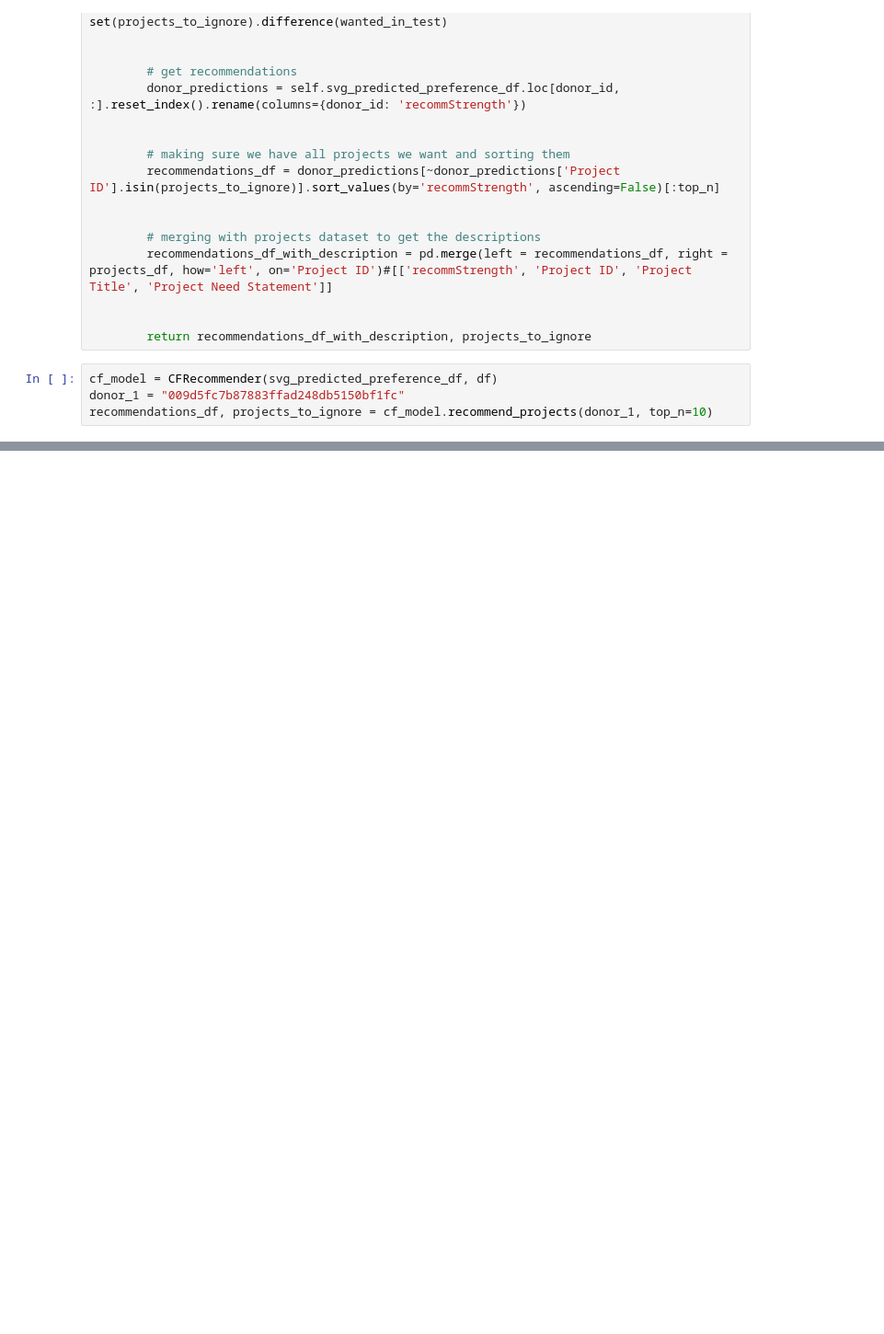
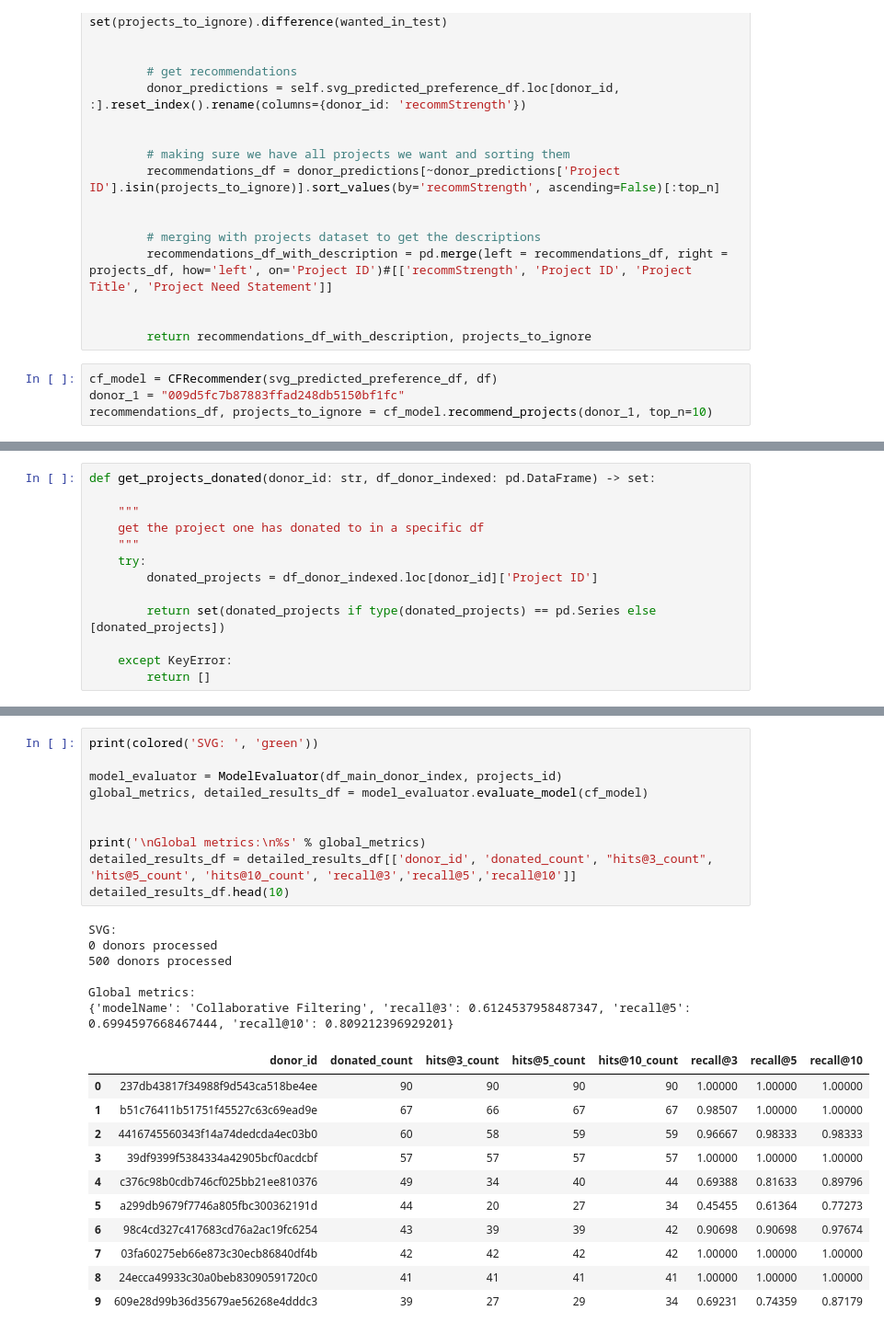
Before and after one commit to mitramir55/Recommender-systems, a Jupyter notebook: Models/SVD-CollaborateFiltering.ipynb, the cells around one changed output, grey strips where cells are left out. Shown at 92% size. Cells and saved outputs as stored; diff of their text form; blank space fills up the shorter version.

Commit message:
added evaluator for SVG

```diff
--- a/Models/SVD-CollaborateFiltering.ipynb
+++ b/Models/SVD-CollaborateFiltering.ipynb
@@ -215,3 +215,16 @@ recommendations_df
 | 7 | bea19546b0c8230223353474c6eb8335 | 3.34196 | Literacy | iStation Learning Part 1 | My students need an ipad mini to ... | Texas |
 | 8 | d3831ea2611d92ca62a91a55454085ce | 3.31125 | Literacy | Books of Our Very Own! | My students need books of their v... | Texas |
 | 9 | 2317d14aae9d3f4d92f5da30a62ff3a4 | 3.06392 | Literacy, Mathematics | Let's Get Down and Boogie! | My students need 12 boogie boards... | Florida |
+# %%
+def get_projects_donated(donor_id: str, df_donor_indexed: pd.DataFrame) -> set:
+
+    """
+    get the project one has donated to in a specific df
+    """
+    try:
+        donated_projects = df_donor_indexed.loc[donor_id]['Project ID']
+
+        return set(donated_projects if type(donated_projects) == pd.Series else [donated_projects])
+
+    except KeyError:
+        return []
@@ -217,0 +407,28 @@ recommendations_df
+# %%
+print(colored('SVG: ', 'green'))
+
+model_evaluator = ModelEvaluator(df_main_donor_index, projects_id)
+global_metrics, detailed_results_df = model_evaluator.evaluate_model(cf_model)
+
+
+print('\nGlobal metrics:\n%s' % global_metrics)
+detailed_results_df = detailed_results_df[['donor_id', 'donated_count', "hits@3_count", 'hits@5_count', 'hits@10_count', 'recall@3','recall@5','recall@10']]
+detailed_results_df.head(10)
+# %% [output]
+SVG:
+0 donors processed
+500 donors processed
+
+Global metrics:
+{'modelName': 'Collaborative Filtering', 'recall@3': 0.6124537958487347, 'recall@5': 0.6994597668467444, 'recall@10': 0.809212396929201}
+|  | donor_id | donated_count | hits@3_count | hits@5_count | hits@10_count | recall@3 | recall@5 | recall@10 |
+| 0 | 237db43817f34988f9d543ca518be4ee | 90 | 90 | 90 | 90 | 1.00000 | 1.00000 | 1.00000 |
+| 1 | b51c76411b51751f45527c63c69ead9e | 67 | 66 | 67 | 67 | 0.98507 | 1.00000 | 1.00000 |
+| 2 | 4416745560343f14a74dedcda4ec03b0 | 60 | 58 | 59 | 59 | 0.96667 | 0.98333 | 0.98333 |
+| 3 | 39df9399f5384334a42905bcf0acdcbf | 57 | 57 | 57 | 57 | 1.00000 | 1.00000 | 1.00000 |
+| 4 | c376c98b0cdb746cf025bb21ee810376 | 49 | 34 | 40 | 44 | 0.69388 | 0.81633 | 0.89796 |
+| 5 | a299db9679f7746a805fbc300362191d | 44 | 20 | 27 | 34 | 0.45455 | 0.61364 | 0.77273 |
+| 6 | 98c4cd327c417683cd76a2ac19fc6254 | 43 | 39 | 39 | 42 | 0.90698 | 0.90698 | 0.97674 |
+| 7 | 03fa60275eb66e873c30ecb86840df4b | 42 | 42 | 42 | 42 | 1.00000 | 1.00000 | 1.00000 |
+| 8 | 24ecca49933c30a0beb83090591720c0 | 41 | 41 | 41 | 41 | 1.00000 | 1.00000 | 1.00000 |
+| 9 | 609e28d99b36d35679ae56268e4dddc3 | 39 | 27 | 29 | 34 | 0.69231 | 0.74359 | 0.87179 |
```
Also changed, not shown: parts of 1 cell of this notebook.
